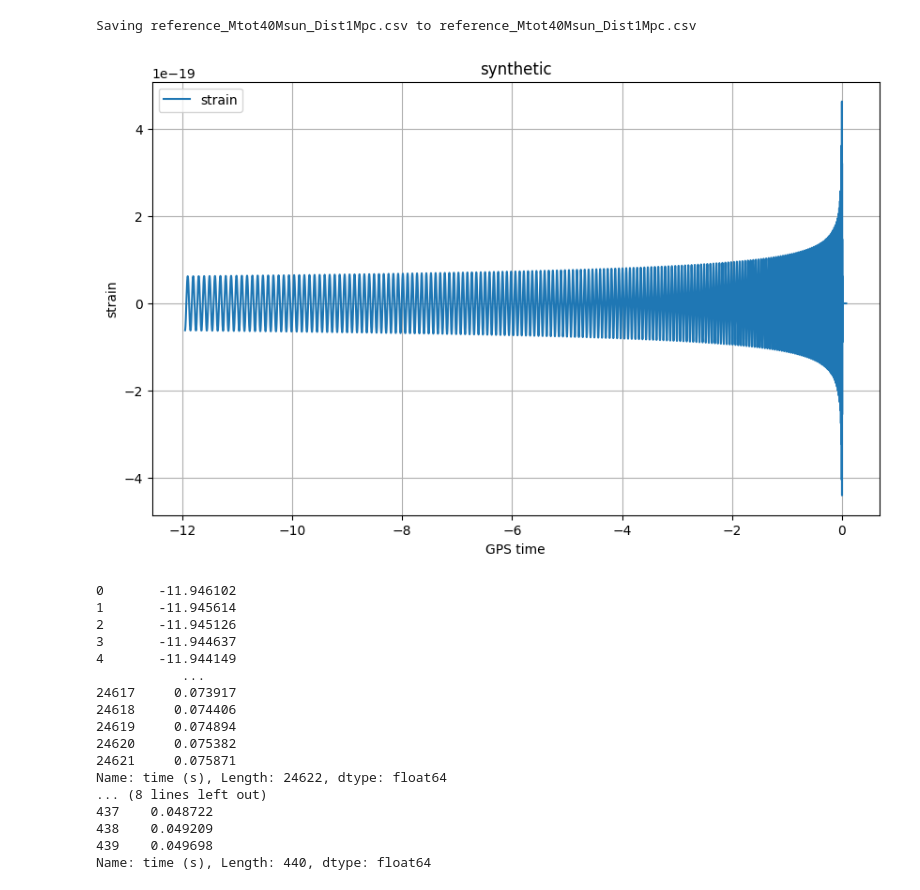
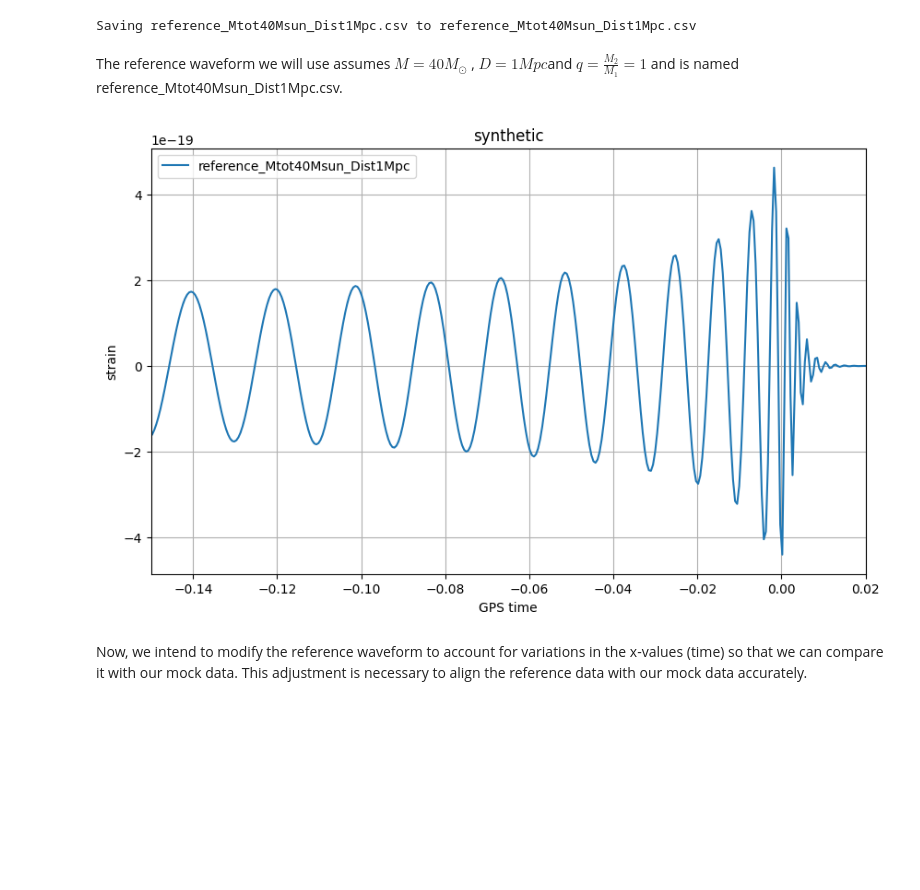
Before and after one commit to nmathew96/Turbolist3r, a Jupyter notebook: Answers_for_CA2.ipynb, the cells around one changed output. Saved outputs shown, nothing was run; the diff lists cells and outputs as text; code cells hidden in the pictures; blank space fills up the shorter version.

```diff
--- a/Answers_for_CA2.ipynb
+++ b/Answers_for_CA2.ipynb
@@ -104,37 +237,24 @@ Saving reference_Mtot40Msun_Dist1Mpc.csv to reference_Mtot40Msun_Dist1Mpc.csv
 # %%
 file_name = list(uploaded.keys())[0]
 reference_Mtot40Msun_Dist1Mpc_df= pd.read_csv(file_name)
+# %% [markdown]
+The reference waveform we will use assumes $𝑀 = 40 M_{\odot}$  ,  $ 𝐷 = 1Mpc$and $𝑞 =\frac{𝑀_{2}}{𝑀_{1}}= 1$ and is
+named reference_Mtot40Msun_Dist1Mpc.csv.
 # %%
 # Plotting
 plt.figure(figsize=(10, 6))
-plt.plot(reference_Mtot40Msun_Dist1Mpc_df ['time (s)'], reference_Mtot40Msun_Dist1Mpc_df['strain'], label=column_to_plot)
+plt.plot(reference_Mtot40Msun_Dist1Mpc_df ['time (s)'], reference_Mtot40Msun_Dist1Mpc_df['strain'], label='reference_Mtot40Msun_Dist1Mpc')
 plt.title('synthetic')
 plt.xlabel('GPS time')
 plt.ylabel('strain')
+plt.xlim(-0.150,0.02)#showing a part of the graph to see it clearly
 plt.legend()
 plt.grid(True)
 plt.show()
-print(reference_Mtot40Msun_Dist1Mpc_df ['time (s)'])
-print(mockData_Mtot40Msun_Dist1Mpc_df ['time (s)'])
 # %% [output]
-[figure, old version]
+[figure, new version]
-0       -11.946102
-1       -11.945614
-2       -11.945126
-3       -11.944637
-4       -11.944149
-           ...
-24617     0.073917
-24618     0.074406
-24619     0.074894
-24620     0.075382
-24621     0.075871
-Name: time (s), Length: 24622, dtype: float64
-... (8 lines left out)
-437    0.048722
-438    0.049209
-439    0.049698
-Name: time (s), Length: 440, dtype: float64
+# %% [markdown]
+Now, we intend to modify the reference waveform to account for variations in the x-values (time) so that we can compare it with our mock data. This adjustment is necessary to align the reference data with our mock data accurately.
 # %%
 import pandas as pd
 import matplotlib.pyplot as plt
```
Also changed, not shown: parts of 114 cells of this notebook.
